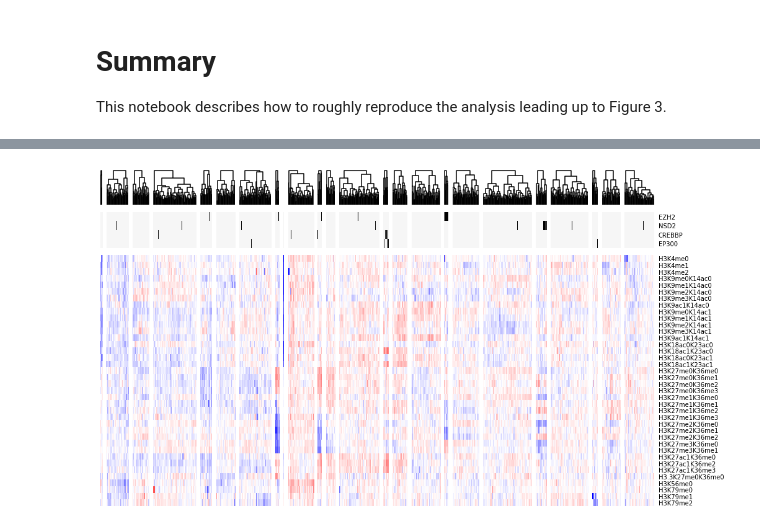
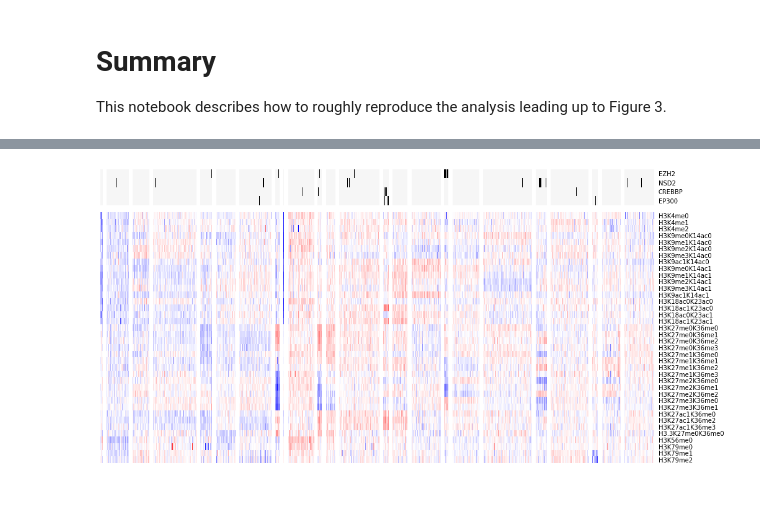
Before and after one commit to kevinhu/ccle-2019-analysis, a Jupyter notebook: notebooks/figure3_chromatin-profiling.ipynb, the cells around one changed output, grey strips where cells are left out. Cells and saved outputs as stored; diff of their text form; code cells hidden in the pictures; blank space fills up the shorter version.

```diff
--- a/notebooks/figure3_chromatin-profiling.ipynb
+++ b/notebooks/figure3_chromatin-profiling.ipynb
@@ -95,21 +94,6 @@ for cluster_idx, cluster in enumerate(cluster_splits):
 
     muts = cluster_muts[cluster_idx]
     indent = spacing*cluster_idx
-
-    if len(cluster.index) > 1:
-
-        ax = fig.add_subplot(gs[0,cumulative_lengths[cluster_idx]+indent:cumulative_lengths[cluster_idx+1]+indent])
-        ax.axis("off")
-
-        linkage = hc.linkage(cluster, method='ward')
-        leaf_order = hc.dendrogram(linkage,
-                                   ax=ax,
-                  color_threshold=0,
-                  link_color_func=lambda k: "black")["leaves"]
-        ordered_lines = np.array(cluster.index)[leaf_order]
-        cluster = cluster.loc[ordered_lines]
-        muts = muts.loc[ordered_lines]
-
 
     ax = fig.add_subplot(gs[2:,cumulative_lengths[cluster_idx]+indent:cumulative_lengths[cluster_idx+1]+indent])
 
@@ -120,31 +104,31 @@ for cluster_idx, cluster in enumerate(cluster_splits):
         ax.set_xticklabels([])
         ax.set_yticks(list(range(len(chromatin_align.columns))))
         ax.set_yticklabels(chromatin_align.columns)
 
         ax.xaxis.set_ticks_position('none')
 
         ax.yaxis.tick_right()
         ax.yaxis.set_ticks_position('none')
 
     else:
         plt.axis('off')
 
     ax = fig.add_subplot(gs[1,cumulative_lengths[cluster_idx]+indent:cumulative_lengths[cluster_idx+1]+indent])
 
     ax.imshow(muts.T, aspect="auto",cmap=mpl.colors.ListedColormap(["#f6f6f6","black"]))
     plt.box(False)
 
     if cluster_idx == n_clusters-1:
         ax.set_xticklabels([])
         ax.set_yticks(list(range(4)))
         ax.set_yticklabels(mut_df.columns)
 
         ax.xaxis.set_ticks_position('none')
 
         ax.yaxis.tick_right()
         ax.yaxis.set_ticks_position('none')
 
     else:
         plt.axis('off')
 # %% [output]
-[figure, old version]
+[figure, new version]
```
Also changed, not shown: parts of 4 cells of this notebook.
